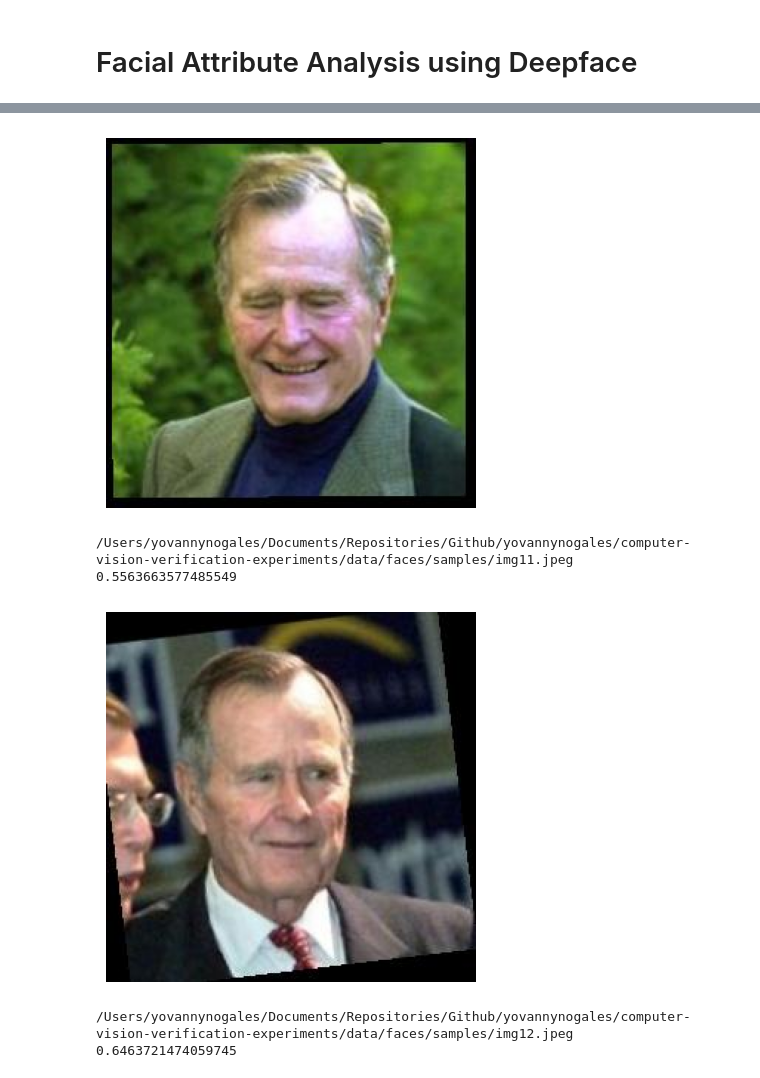
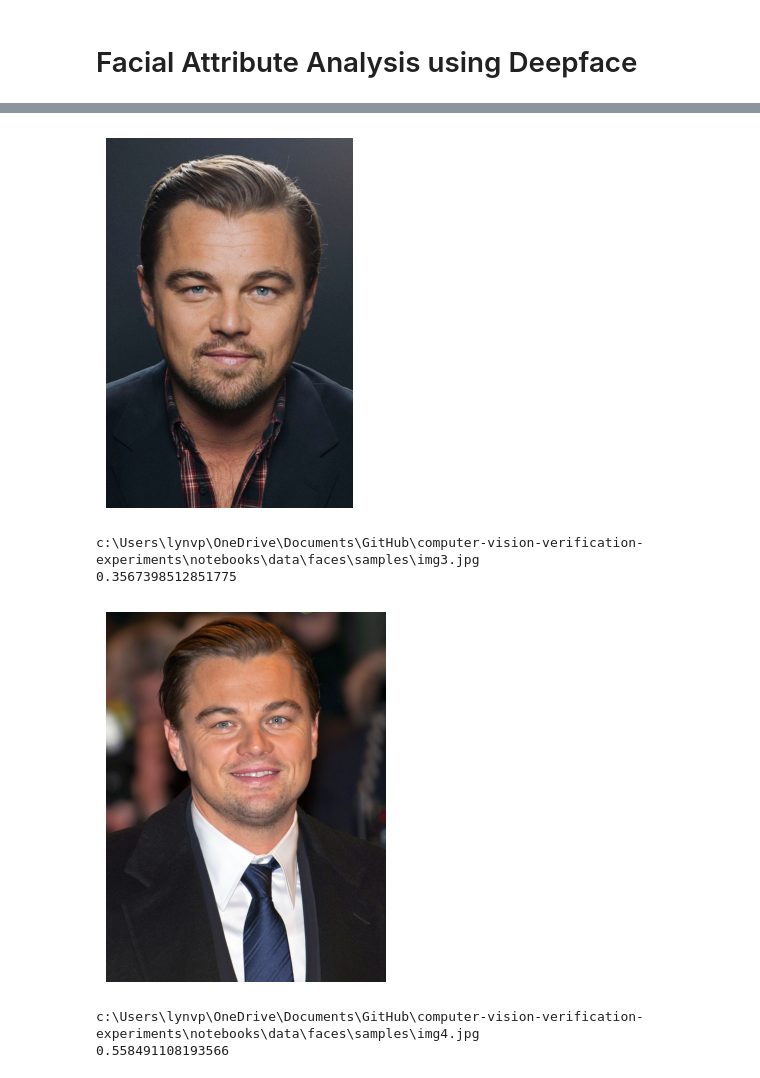
Before and after one commit to yovannynogales/computer-vision-verification-experiments, a Jupyter notebook: notebooks/face_verification_deepface.ipynb, the cells around one changed output, grey strips where cells are left out. Cells and saved outputs as stored; diff of their text form; code cells hidden in the pictures.

Commit message:
Update computer visions project

```diff
--- a/notebooks/face_verification_deepface.ipynb
+++ b/notebooks/face_verification_deepface.ipynb
@@ -92,6 +80,6 @@ Dominant Emotion: happy
 # %%
 results = DeepFace.find(
-  img_path = os.path.abspath("data/faces/input1.jpeg"),
+  img_path = os.path.abspath("data/faces/input1.jpg"),
   db_path = os.path.abspath("data/faces/samples"),
 )[0]
 
@@ -109,6 +97,6 @@ for index, row in results.iterrows():
-[figure, old version]
+[figure, new version]
-/Users/yovannynogales/Documents/Repositories/Github/yovannynogales/computer-vision-verification-experiments/data/faces/samples/img11.jpeg
-0.5563663577485549
+c:\Users\lynvp\OneDrive\Documents\GitHub\computer-vision-verification-experiments\notebooks\data\faces\samples\img3.jpg
+0.3567398512851775
-[figure, old version]
+[figure, new version]
-/Users/yovannynogales/Documents/Repositories/Github/yovannynogales/computer-vision-verification-experiments/data/faces/samples/img12.jpeg
-0.6463721474059745
+c:\Users\lynvp\OneDrive\Documents\GitHub\computer-vision-verification-experiments\notebooks\data\faces\samples\img4.jpg
+0.558491108193566
```
Also changed, not shown: parts of 7 cells of this notebook, 13 other files.
